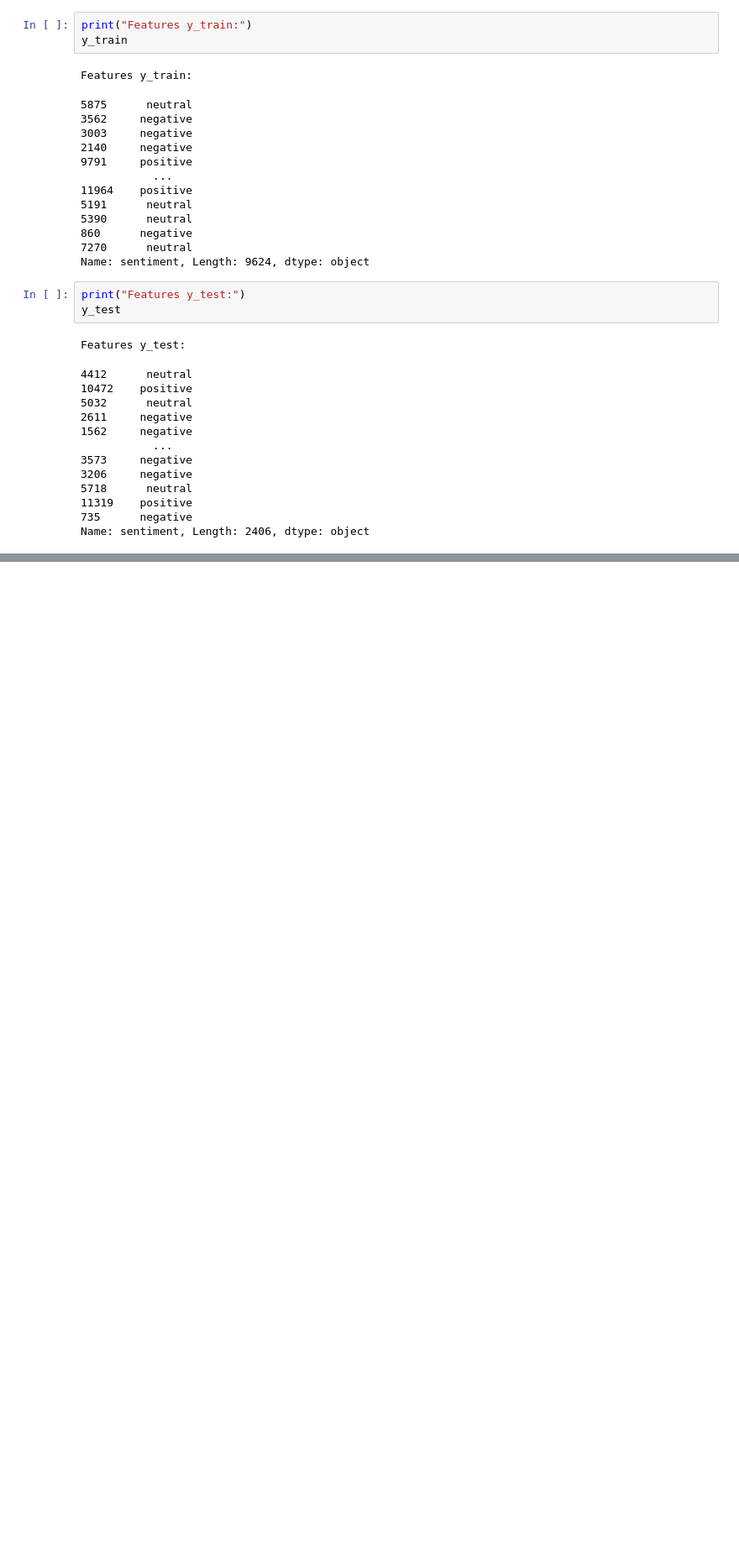
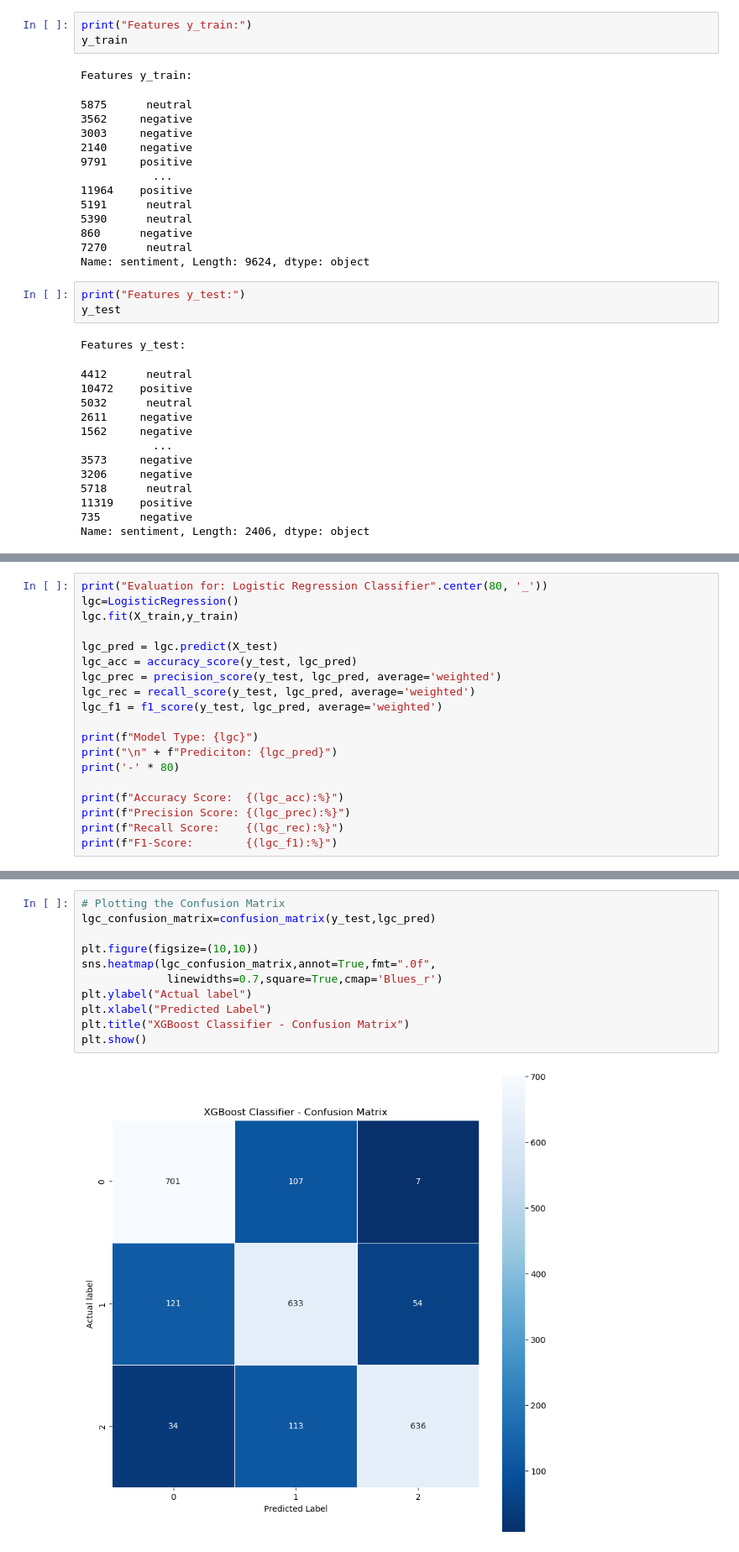
Before and after one commit to bishanbhandari/Data-Science--Text-and-NLP-Projects-, a Jupyter notebook: AirBnb Reviews Analysis/MachineLearning.ipynb, the cells around one changed output, grey strips where cells are left out. Shown at 84% size. Drawn from its saved outputs; the diff is of its cells as text; blank space fills up the shorter version.

Commit message:
Logistics Regression and confusion matrix

```diff
--- a/AirBnb Reviews Analysis/MachineLearning.ipynb
+++ b/AirBnb Reviews Analysis/MachineLearning.ipynb
@@ -256,0 +259,19 @@ Name: sentiment, Length: 2406, dtype: object
+# %%
+print("Evaluation for: Logistic Regression Classifier".center(80, '_'))
+lgc=LogisticRegression()
+lgc.fit(X_train,y_train)
+
+lgc_pred = lgc.predict(X_test)
+lgc_acc = accuracy_score(y_test, lgc_pred)
+lgc_prec = precision_score(y_test, lgc_pred, average='weighted')
+lgc_rec = recall_score(y_test, lgc_pred, average='weighted')
+lgc_f1 = f1_score(y_test, lgc_pred, average='weighted')
+
+print(f"Model Type: {lgc}")
+print("\n" + f"Prediciton: {lgc_pred}")
+print('-' * 80)
+
+print(f"Accuracy Score:  {(lgc_acc):%}")
+print(f"Precision Score: {(lgc_prec):%}")
+print(f"Recall Score:    {(lgc_rec):%}")
+print(f"F1-Score:        {(lgc_f1):%}")
@@ -256,0 +288,13 @@ Name: sentiment, Length: 2406, dtype: object
+# %%
+# Plotting the Confusion Matrix
+lgc_confusion_matrix=confusion_matrix(y_test,lgc_pred)
+
+plt.figure(figsize=(10,10))
+sns.heatmap(lgc_confusion_matrix,annot=True,fmt=".0f",
+             linewidths=0.7,square=True,cmap='Blues_r')
+plt.ylabel("Actual label")
+plt.xlabel("Predicted Label")
+plt.title("XGBoost Classifier - Confusion Matrix")
+plt.show()
+# %% [output]
+[figure, added]
```
Also changed, not shown: parts of 3 cells of this notebook.
